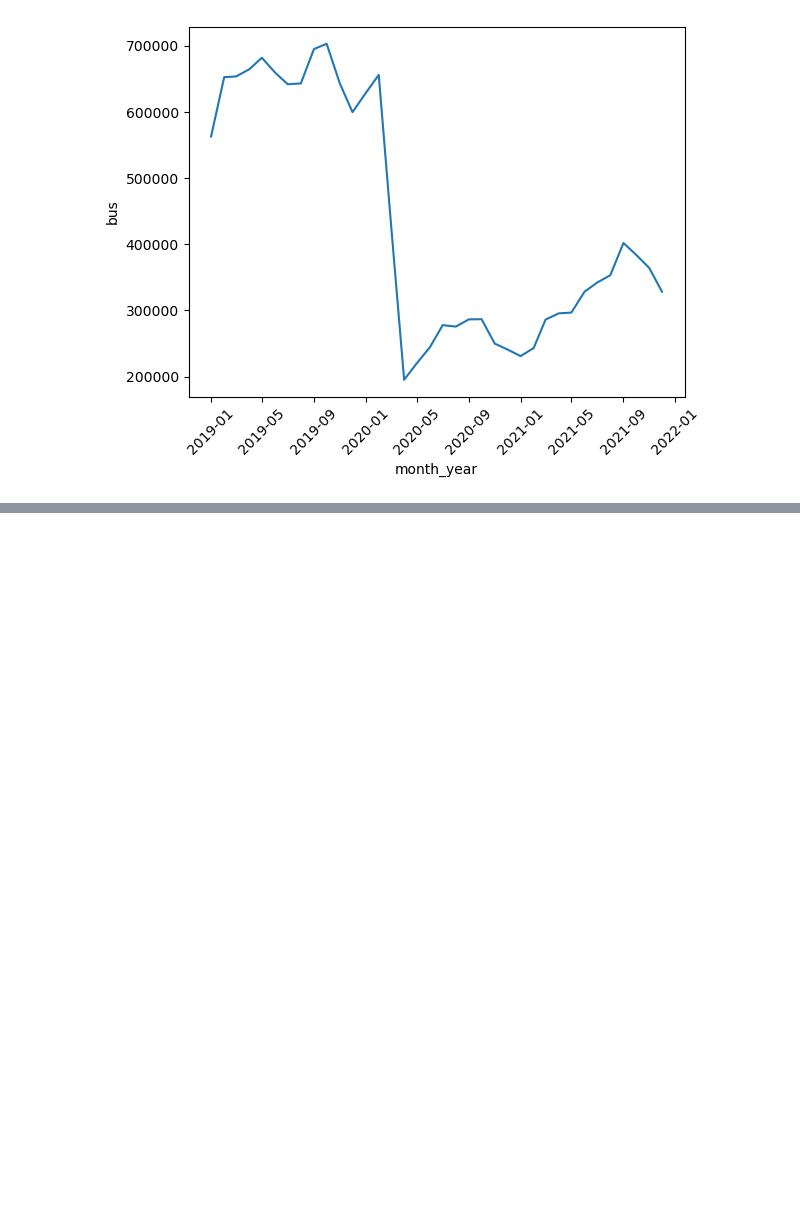
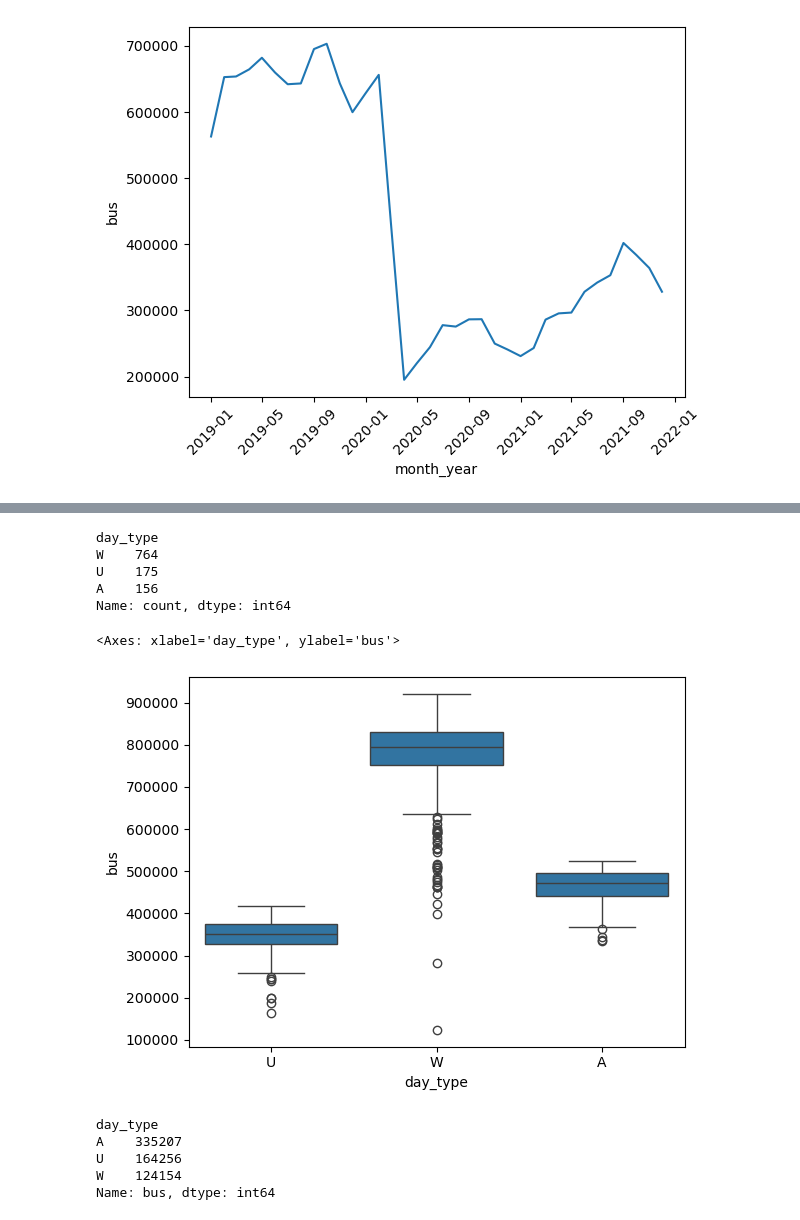
Before and after one commit to OrikG-bit/Chicago_Weather-Transportation, a Jupyter notebook: notebooks/01_transportation_bus_rail_total.ipynb, the cells around one changed output, grey strips where cells are left out. Cells and saved outputs as stored; diff of their text form; code cells hidden in the pictures; blank space fills up the shorter version.

Commit message:
Considering transportation data before Covid, covering 2017-2019. Additionally, finding the min ridership and looking for potential reasons.

```diff
--- a/notebooks/01_transportation_bus_rail_total.ipynb
+++ b/notebooks/01_transportation_bus_rail_total.ipynb
@@ -287,3 +287,8 @@ plt.xticks(rotation= 45)
   Text(18871.0, 0, '2021-09'),
   Text(18993.0, 0, '2022-01')])
 [figure]
+# %%
+df_pre_covid = df[
+   (df["service_date"] >= "2017-01-01") &
+    (df["service_date"] <= "2019-12-31")
+].copy()
@@ -289,0 +304,21 @@ plt.xticks(rotation= 45)
+# %%
+df_pre_covid["day_type"].value_counts()
+# %% [output]
+day_type
+W    764
+U    175
+A    156
+Name: count, dtype: int64
+# %%
+sns.boxplot(data=df_pre_covid, x= "day_type", y= "bus")
+# %% [output]
+<Axes: xlabel='day_type', ylabel='bus'>
+[figure, added]
+# %%
+df_pre_covid.groupby("day_type")["bus"].min()
+# %% [output]
+day_type
+A    335207
+U    164256
+W    124154
+Name: bus, dtype: int64
```
Also changed, not shown: parts of 7 cells of this notebook.
